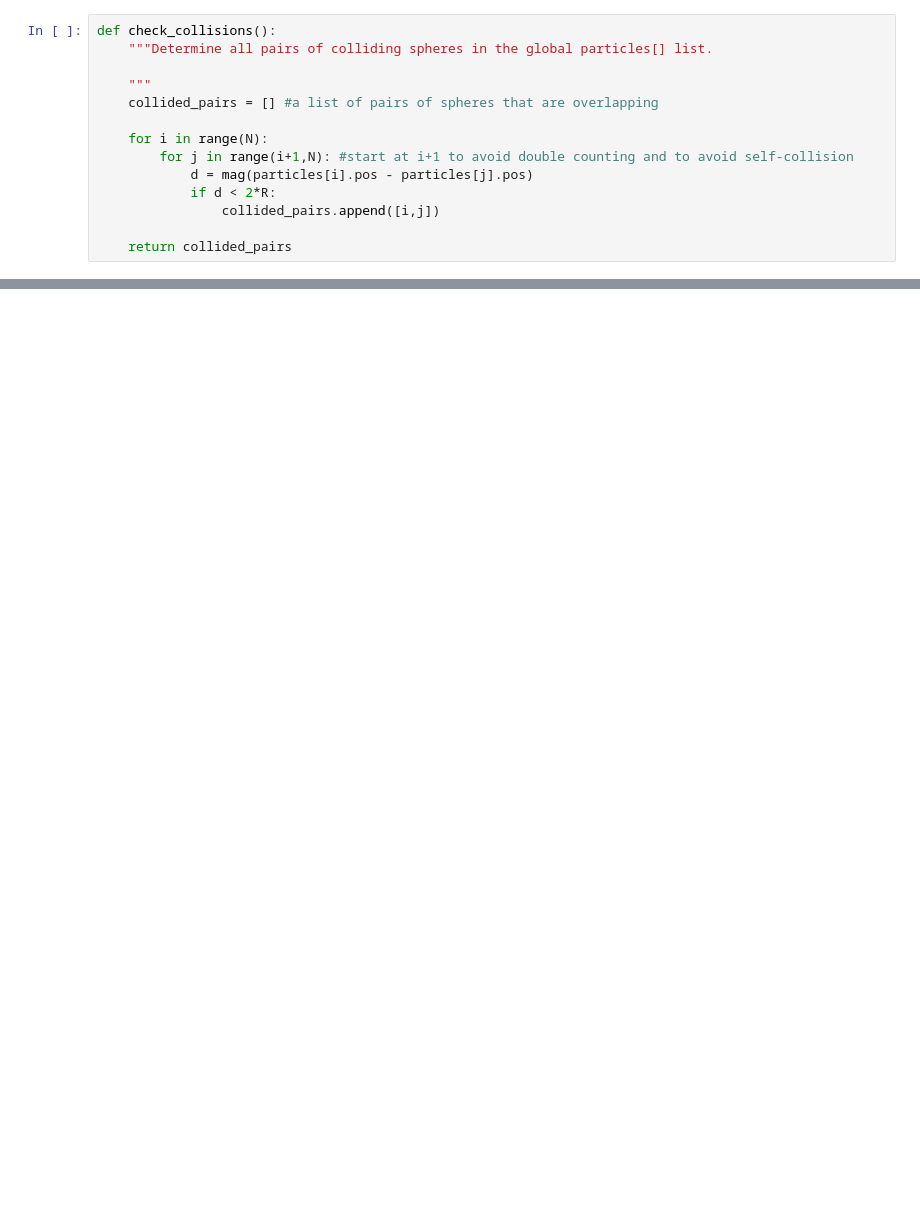
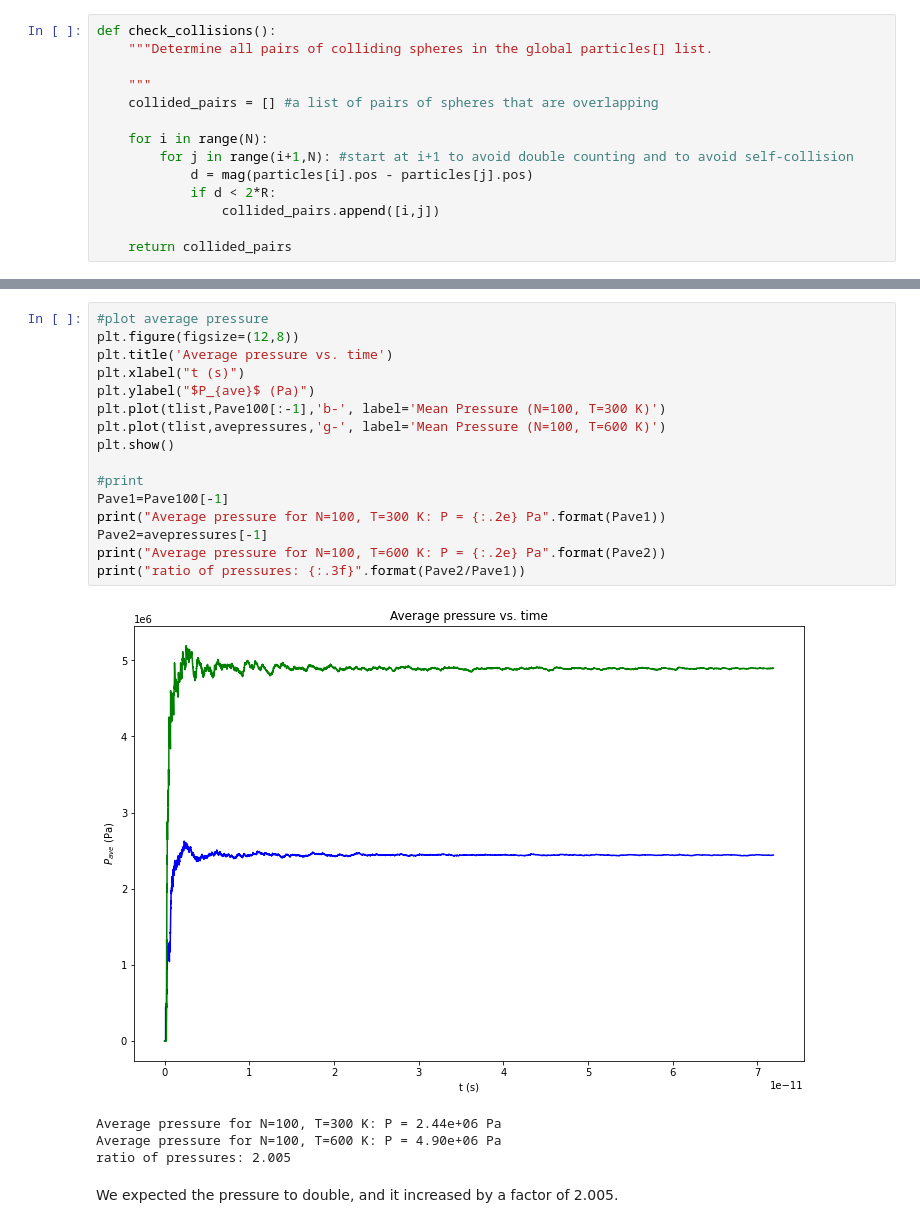
Before and after one commit to HPUPhysics-PHY2200-S22/00-project-mblanchard10, a Jupyter notebook: 00-ideal-gas-pressure.ipynb, the cells around one changed output, grey strips where cells are left out. Saved outputs shown, nothing was run; the diff lists cells and outputs as text; blank space fills up the shorter version.

```diff
--- a/00-ideal-gas-pressure.ipynb
+++ b/00-ideal-gas-pressure.ipynb
@@ -286,0 +669,23 @@ plt.show()
+# %%
+#plot average pressure
+plt.figure(figsize=(12,8))
+plt.title('Average pressure vs. time')
+plt.xlabel("t (s)")
+plt.ylabel("$P_{ave}$ (Pa)")
+plt.plot(tlist,Pave100[:-1],'b-', label='Mean Pressure (N=100, T=300 K)')
+plt.plot(tlist,avepressures,'g-', label='Mean Pressure (N=100, T=600 K)')
+plt.show()
+
+#print
+Pave1=Pave100[-1]
+print("Average pressure for N=100, T=300 K: P = {:.2e} Pa".format(Pave1))
+Pave2=avepressures[-1]
+print("Average pressure for N=100, T=600 K: P = {:.2e} Pa".format(Pave2))
+print("ratio of pressures: {:.3f}".format(Pave2/Pave1))
+# %% [output]
+[figure, added]
+Average pressure for N=100, T=300 K: P = 2.44e+06 Pa
+Average pressure for N=100, T=600 K: P = 4.90e+06 Pa
+ratio of pressures: 2.005
+# %% [markdown]
+We expected the pressure to double, and it increased by a factor of 2.005.
```
Also changed, not shown: parts of 20 cells of this notebook, 1 other file.
